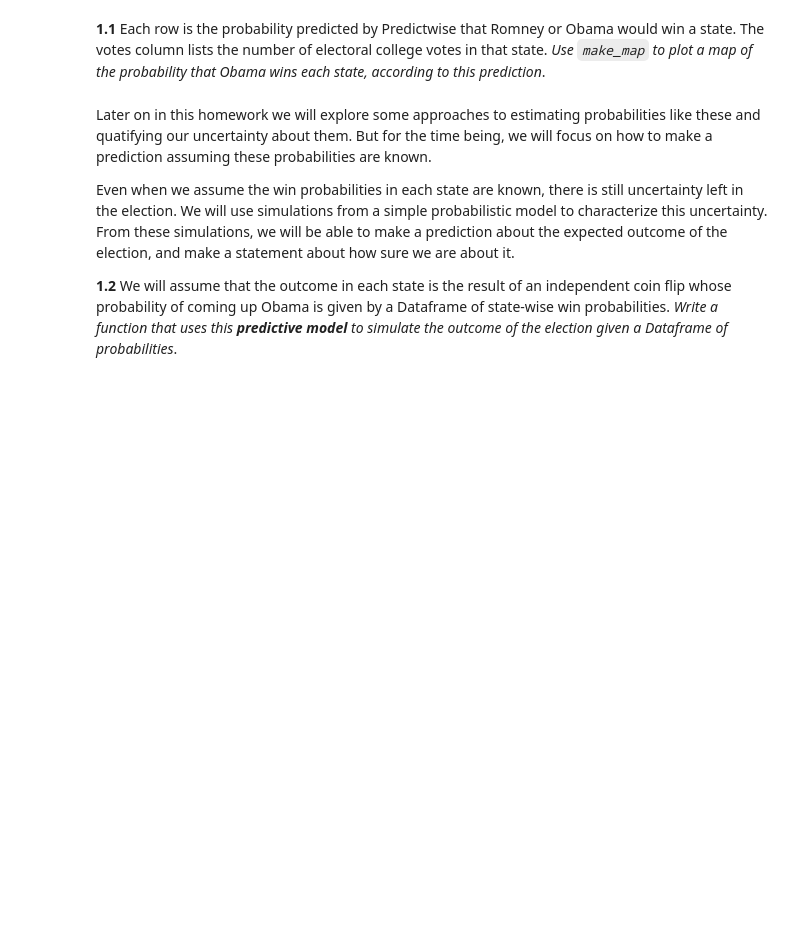
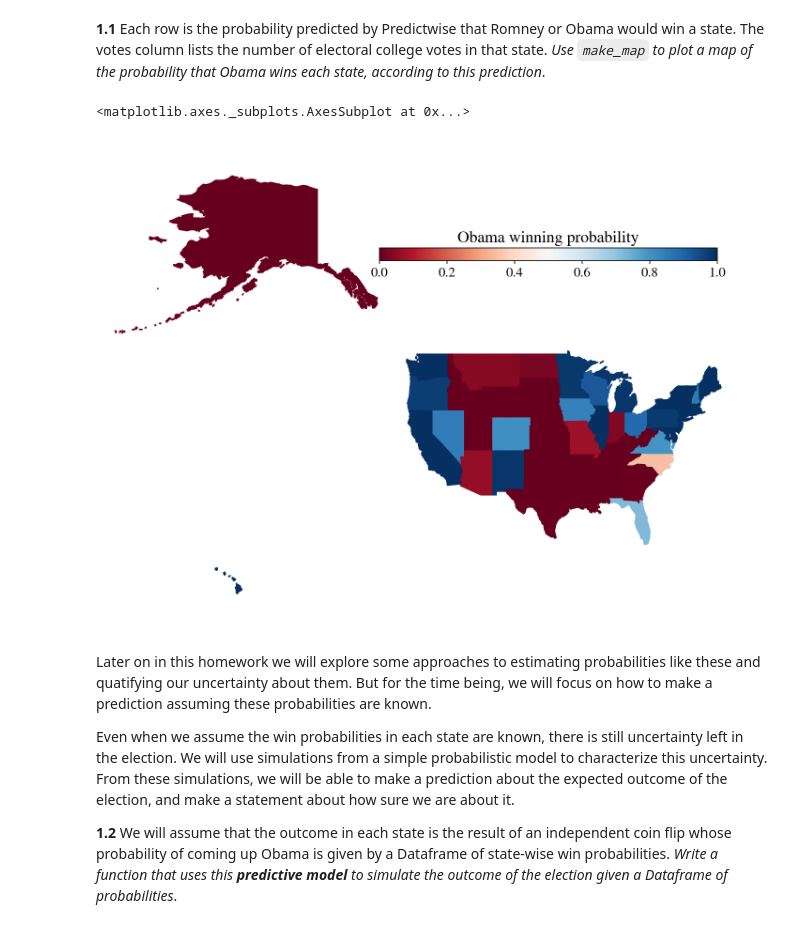
Before and after one commit to tlsky07/content, a Jupyter notebook: HW2.ipynb, the cells around one changed output. Cells and saved outputs as stored; diff of their text form; code cells hidden in the pictures; blank space fills up the shorter version.

```diff
--- a/HW2.ipynb
+++ b/HW2.ipynb
@@ -188,6 +182,7 @@ for f in data['features']:
     elif geo['type'] == 'MultiPolygon':
         for polygon in geo['coordinates']:
             state2poly[state].extend(polygon)
+
 
 
 def draw_state(plot, stateid, **kwargs):
@@ -235,7 +230,7 @@ def make_map(states, label):
     for state in states_abbrev.values():
         if state in skip:
             continue
-        color = cmap(norm(states.ix[state]))
+        color = cmap(norm(states.loc[state]))
         draw_state(ax, state, color = color, ec='k')
 
     #add an inset colorbar
@@ -310,3 +321,10 @@ predictwise.head()
+# %%
+#your code here
+obamaprob = predictwise.drop(['Romney','Votes'],axis=1)
+make_map(obamaprob.Obama,'Obama winning probability')
+# %% [output]
+<matplotlib.axes._subplots.AxesSubplot at 0x...>
+[figure, added]
 # %% [markdown]
 Later on in this homework we will explore some approaches to estimating probabilities like these and quatifying our uncertainty about them. But for the time being, we will focus on how to make a prediction assuming these probabilities are known.
 
```
Also changed, not shown: parts of 42 cells of this notebook, 3 other files.
